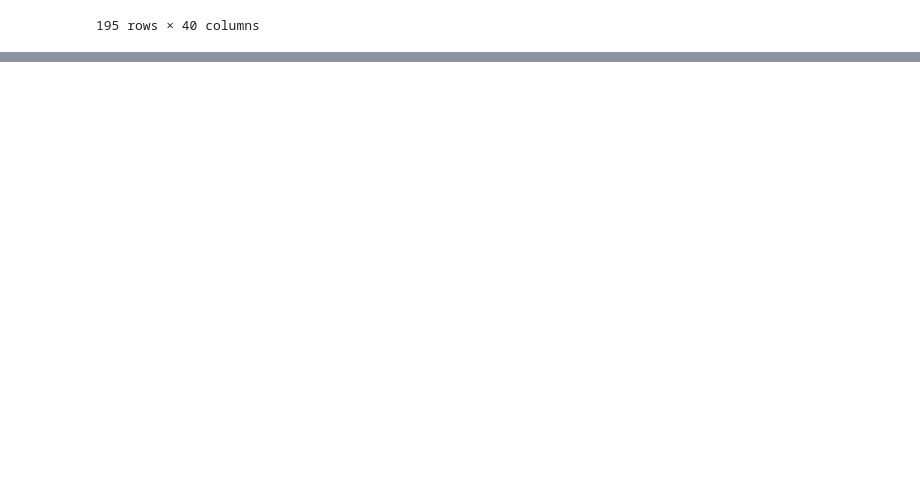
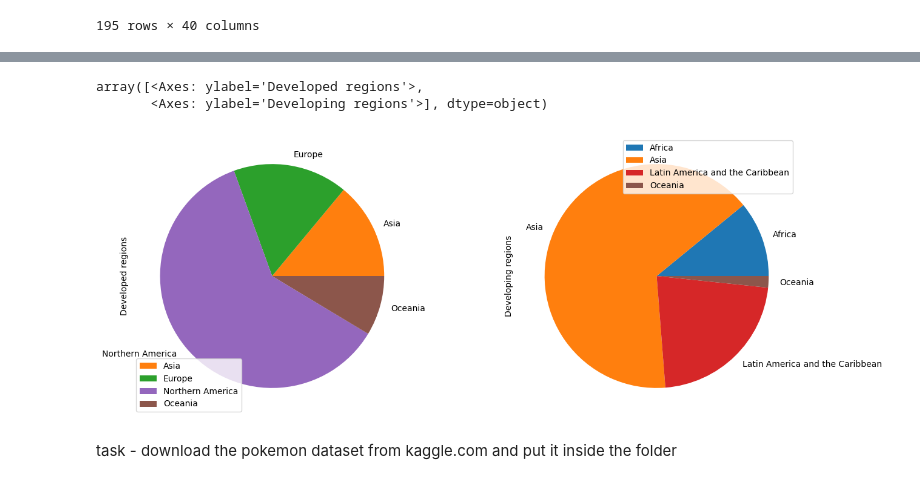
Before and after one commit to 123anshika456/DA-python, a Jupyter notebook: pandas.ipynb, the cells around one changed output, grey strips where cells are left out. Saved outputs shown, nothing was run; the diff lists cells and outputs as text; code cells hidden in the pictures; blank space fills up the shorter version.

```diff
--- a/pandas.ipynb
+++ b/pandas.ipynb
@@ -471,0 +614,7 @@ df
+# %%
+# 3 items for pivot - index, column, values
+# index and columns should be categorical type
+# values must be numerical type
+df2 = df.pivot_table(index='continent',
+           columns='status',
+           values='total')
@@ -471,0 +626,9 @@ df
+# %%
+# pandas plot function
+df2.plot(kind='pie', subplots=True, figsize=(15,6))
+# %% [output]
+array([<Axes: ylabel='Developed regions'>,
+       <Axes: ylabel='Developing regions'>], dtype=object)
+[figure, added]
+# %% [markdown]
+task - download the pokemon dataset from kaggle.com and put it inside the folder
```
Also changed, not shown: parts of 20 cells of this notebook, 2 other files.
